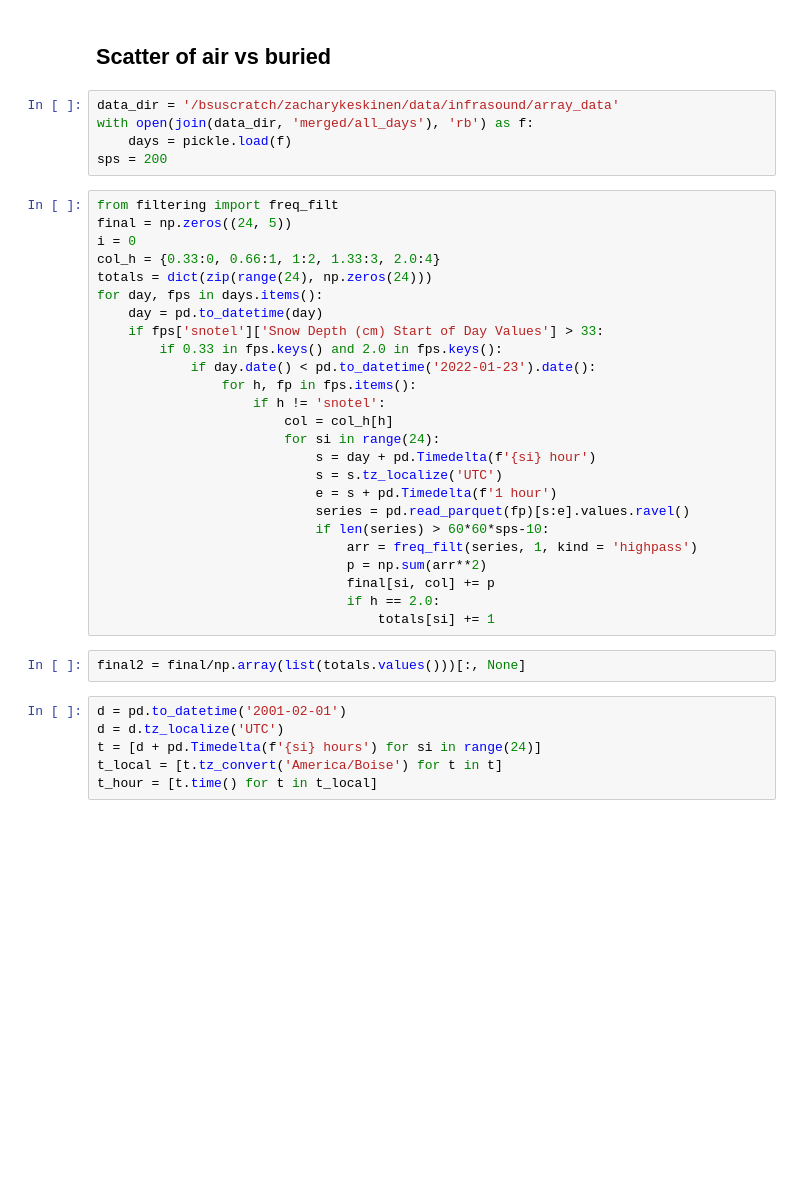
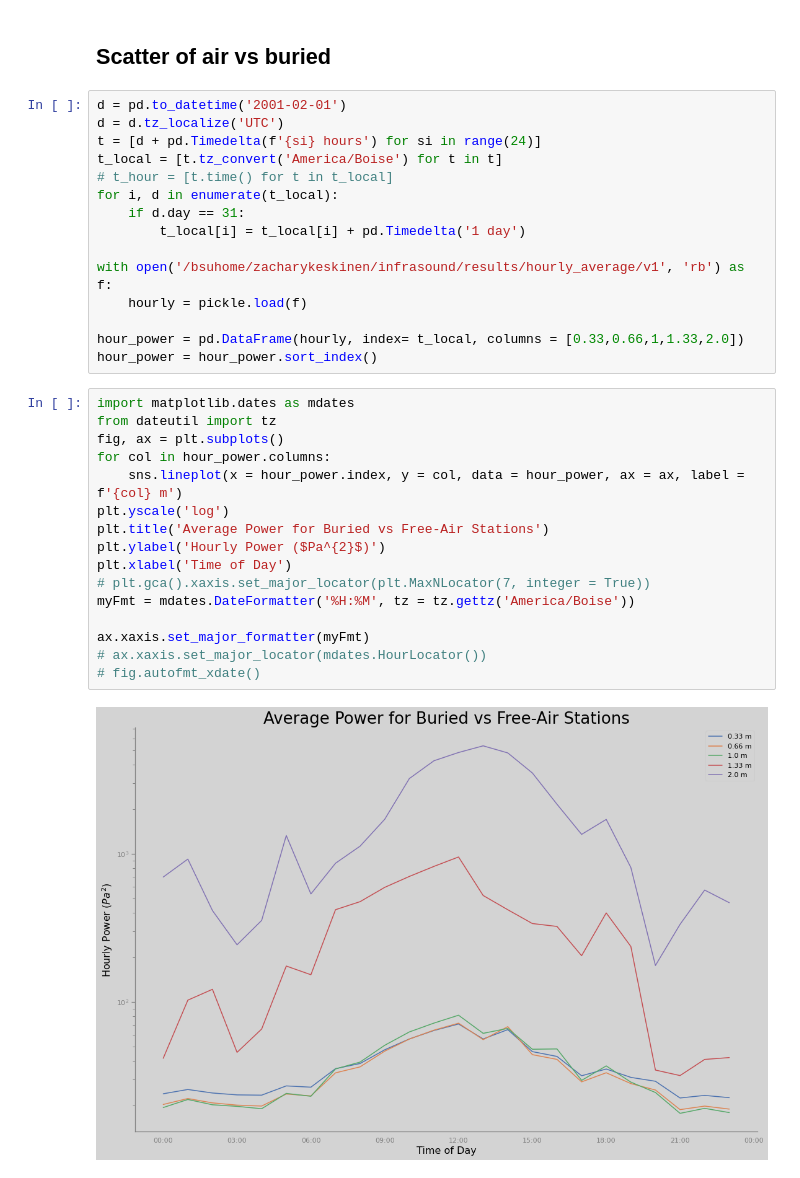
Before and after one commit to ZachHoppinen/infrasound-snow-attenuation, a Jupyter notebook: src/wind_analysis/wind_vis.ipynb, the cells around one changed output. Cells and saved outputs as stored; diff of their text form; blank space fills up the shorter version.

Commit message:
hourly vis finishing calc

```diff
--- a/src/wind_analysis/wind_vis.ipynb
+++ b/src/wind_analysis/wind_vis.ipynb
@@ -248,41 +248,36 @@ mannwhitneyu(wind.loc[wind.wind_cat == 'med-wind', 'broad_power'].values, wind.l
 MannwhitneyuResult(statistic=3538300.0, pvalue=4.371347364044847e-20)
 # %% [markdown]
 ## Scatter of air vs buried
-# %%
-data_dir = '/bsuscratch/zacharykeskinen/data/infrasound/array_data'
-with open(join(data_dir, 'merged/all_days'), 'rb') as f:
-    days = pickle.load(f)
-sps = 200
-# %%
-from filtering import freq_filt
-final = np.zeros((24, 5))
-i = 0
-col_h = {0.33:0, 0.66:1, 1:2, 1.33:3, 2.0:4}
-totals = dict(zip(range(24), np.zeros(24)))
-for day, fps in days.items():
-    day = pd.to_datetime(day)
-    if fps['snotel']['Snow Depth (cm) Start of Day Values'] > 33:
-        if 0.33 in fps.keys() and 2.0 in fps.keys():
-            if day.date() < pd.to_datetime('2022-01-23').date():
-                for h, fp in fps.items():
-                    if h != 'snotel':
-                        col = col_h[h]
-                        for si in range(24):
-                            s = day + pd.Timedelta(f'{si} hour')
-                            s = s.tz_localize('UTC')
-                            e = s + pd.Timedelta(f'1 hour')
-                            series = pd.read_parquet(fp)[s:e].values.ravel()
-                            if len(series) > 60*60*sps-10:
-                                arr = freq_filt(series, 1, kind = 'highpass')
-                                p = np.sum(arr**2)
-                                final[si, col] += p
-                                if h == 2.0:
-                                    totals[si] += 1
-# %%
-final2 = final/np.array(list(totals.values()))[:, None]
 # %%
 d = pd.to_datetime('2001-02-01')
 d = d.tz_localize('UTC')
 t = [d + pd.Timedelta(f'{si} hours') for si in range(24)]
 t_local = [t.tz_convert('America/Boise') for t in t]
-t_hour = [t.time() for t in t_local]
+# t_hour = [t.time() for t in t_local]
+for i, d in enumerate(t_local):
+    if d.day == 31:
+        t_local[i] = t_local[i] + pd.Timedelta('1 day')
+
+with open('/bsuhome/zacharykeskinen/infrasound/results/hourly_average/v1', 'rb') as f:
+    hourly = pickle.load(f)
+
+hour_power = pd.DataFrame(hourly, index= t_local, columns = [0.33,0.66,1,1.33,2.0])
+hour_power = hour_power.sort_index()
+# %%
+import matplotlib.dates as mdates
+from dateutil import tz
+fig, ax = plt.subplots()
+for col in hour_power.columns:
+    sns.lineplot(x = hour_power.index, y = col, data = hour_power, ax = ax, label = f'{col} m')
+plt.yscale('log')
+plt.title('Average Power for Buried vs Free-Air Stations')
+plt.ylabel('Hourly Power ($Pa^{2}$)')
+plt.xlabel('Time of Day')
+# plt.gca().xaxis.set_major_locator(plt.MaxNLocator(7, integer = True))
+myFmt = mdates.DateFormatter('%H:%M', tz = tz.gettz('America/Boise'))
+
+ax.xaxis.set_major_formatter(myFmt)
+# ax.xaxis.set_major_locator(mdates.HourLocator())
+# fig.autofmt_xdate()
+# %% [output]
+[figure, added]
```
Also changed, not shown: parts of 2 cells of this notebook, 3 other files.
